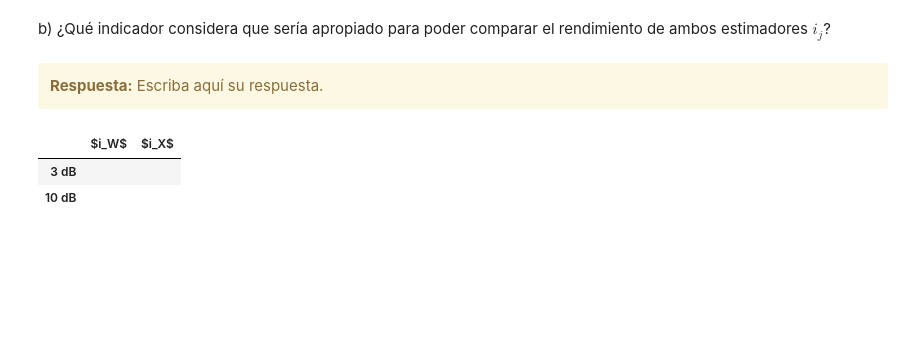
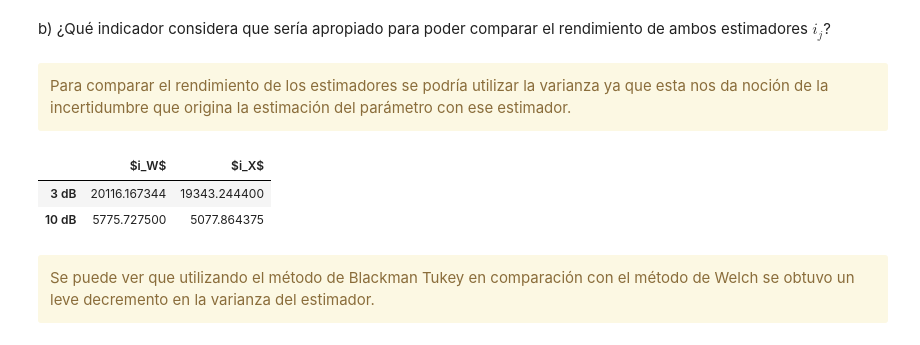
Before and after one commit to valentinPertierra/DSP_UTN, a Jupyter notebook: TP3/informe/TP3 - Estimacion espectral.ipynb, the cells around one changed output. Drawn from its saved outputs; the diff is of its cells as text; code cells hidden in the pictures; blank space fills up the shorter version.

```diff
--- a/TP3/informe/TP3 - Estimacion espectral.ipynb
+++ b/TP3/informe/TP3 - Estimacion espectral.ipynb
@@ -735,27 +749,28 @@ HTML(df.to_html())
 # %% [markdown]
    b) ¿Qué indicador considera que sería apropiado para poder comparar el rendimiento de ambos estimadores $i_j$?
-# %% [markdown]
-<div class="alert alert-block alert-warning">
-<b>Respuesta:</b> Escriba aquí su respuesta.
-</div>
+# %% [markdown]
+<div class="alert alert-block alert-warning">
+Para comparar el rendimiento de los estimadores se podría utilizar la varianza ya que esta nos da noción de la incertidumbre que origina la estimación del parámetro con ese estimador.
+</div>
 # %%
+# Una vez definido tu indicador de performance, calculalo y comparalo para las situaciones pedidas.
+tus_resultados = resultadosWelch
+tus_resultados[0][0] = resultadosWelch[0][1]
+tus_resultados[1][0] = resultadosWelch[1][1]
+tus_resultados[0][1] = resultadosBT[0][1]
+tus_resultados[1][1] = resultadosBT[1][1]
 
-#######################################
-# Tu simulación que genere resultados #
-#######################################
-
-# Una vez definido tu indicador de performance, calculalo y comparalo para las situaciones pedidas.
-tus_resultados = [
-                   ['', ''], # <-- acá debería haber numeritos :)
-                   ['', ''] # <-- acá debería haber numeritos :)
-                 ]
 df = DataFrame(tus_resultados, columns=['$i_W$', '$i_X$'],
                index=[
                         '3 dB',
                         '10 dB'
                      ])
 HTML(df.to_html())
 # %% [output]
 |  | $i_W$ | $i_X$ |
-| 3 dB |  |  |
-| 10 dB |  |  |
+| 3 dB | 20116.167344 | 19343.244400 |
+| 10 dB | 5775.727500 | 5077.864375 |
+# %% [markdown]
+<div class="alert alert-block alert-warning">
+Se puede ver que utilizando el método de Blackman Tukey en comparación con el método de Welch se obtuvo un leve decremento en la varianza del estimador.
+</div>
```
Also changed, not shown: parts of 11 cells of this notebook.
